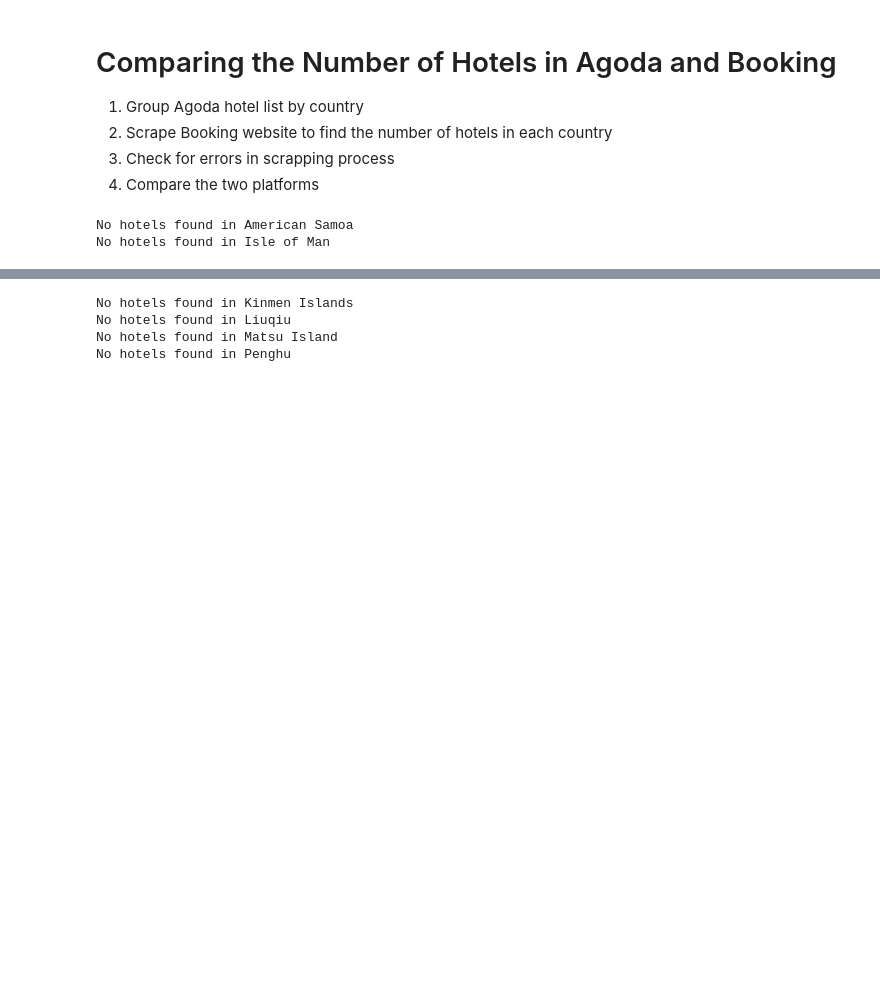
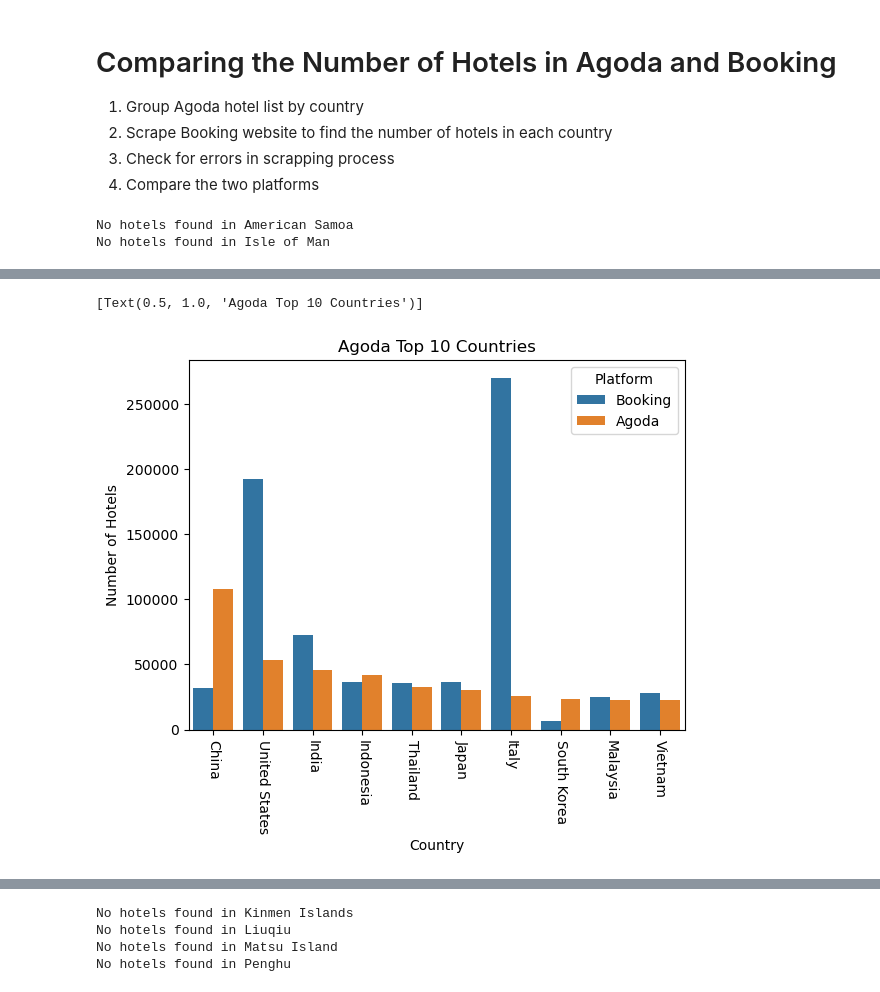
Before and after one commit to sborto86/project-II-pipelines, a Jupyter notebook: enriching-and-cleaning.ipynb, the cells around one changed output, grey strips where cells are left out. Drawn from its saved outputs; the diff is of its cells as text; code cells hidden in the pictures; blank space fills up the shorter version.

```diff
--- a/enriching-and-cleaning.ipynb
+++ b/enriching-and-cleaning.ipynb
@@ -90,0 +122,7 @@ hotel_country.sort_values(by='agoda_num', ascending=False)
+# %%
+cagoda_graph=sns.barplot(data=countries_agoda, y="Number of Hotels", x="Country", hue="Platform", hue_order= ["Booking", "Agoda"])
+plt.xticks(rotation=270)
+cagoda_graph.set(title = 'Agoda Top 10 Countries')
+# %% [output]
+[Text(0.5, 1.0, 'Agoda Top 10 Countries')]
+[figure, added]
```
Also changed, not shown: parts of 24 cells of this notebook.
